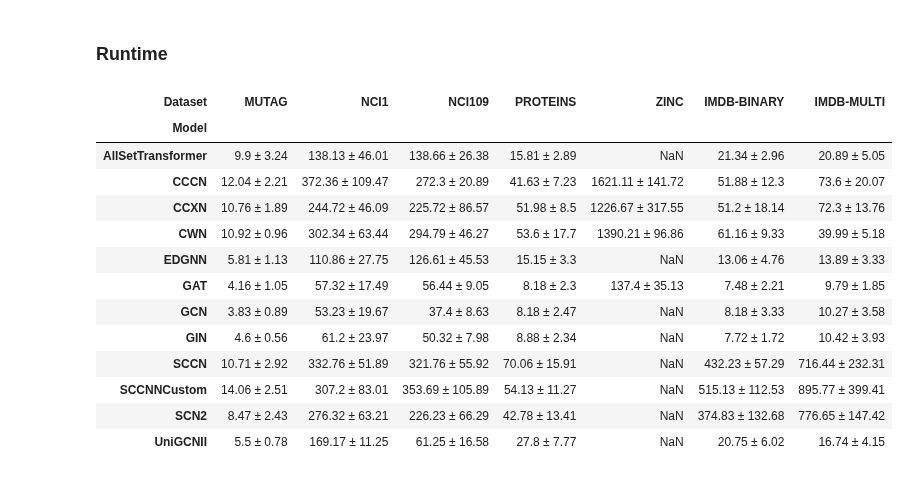
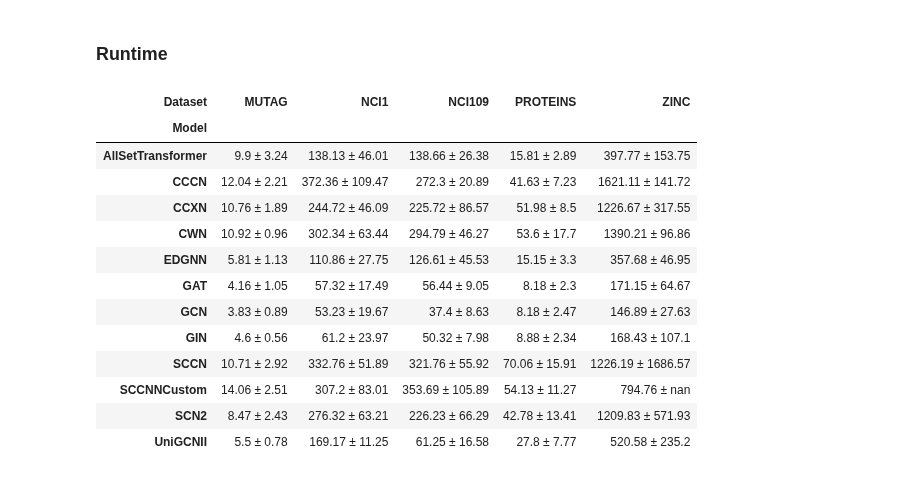
Before and after one commit to geometric-intelligence/TopoBench, a Jupyter notebook: tutorials/extract_time.ipynb, the cells around one changed output. Cells and saved outputs as stored; diff of their text form; code cells hidden in the pictures.

Commit message:
time

```diff
--- a/tutorials/extract_time.ipynb
+++ b/tutorials/extract_time.ipynb
@@ -262,7 +262,7 @@ for dataset in unique_datasets:
         # Get average epoch run time
         collected_results_time[dataset][model] = {
             "mean": subset['AvgTime/train_epoch_mean'].mean(),
-            "std": subset["epoch"].std(),
+            "std": subset['AvgTime/train_epoch_mean'].std(),
         }
 
         collected_results_time_run[dataset][model] = {
@@ -358,19 +365,19 @@ result_dict.columns = ["Dataset", "Model", "Average Training Time"]
 # %%
 result_dict.pivot_table(
     index="Model", columns="Dataset", values="Average Training Time", aggfunc="first"
-)[['MUTAG', 'NCI1','NCI109','PROTEINS','ZINC','IMDB-BINARY','IMDB-MULTI']]
+)[['MUTAG', 'NCI1','NCI109','PROTEINS','ZINC']]
 # %% [output]
-| Dataset | MUTAG | NCI1 | NCI109 | PROTEINS | ZINC | IMDB-BINARY | IMDB-MULTI |
-| Model |  |  |  |  |  |  |  |
-| AllSetTransformer | 9.9 ± 3.24 | 138.13 ± 46.01 | 138.66 ± 26.38 | 15.81 ± 2.89 | NaN | 21.34 ± 2.96 | 20.89 ± 5.05 |
-| CCCN | 12.04 ± 2.21 | 372.36 ± 109.47 | 272.3 ± 20.89 | 41.63 ± 7.23 | 1621.11 ± 141.72 | 51.88 ± 12.3 | 73.6 ± 20.07 |
-| CCXN | 10.76 ± 1.89 | 244.72 ± 46.09 | 225.72 ± 86.57 | 51.98 ± 8.5 | 1226.67 ± 317.55 | 51.2 ± 18.14 | 72.3 ± 13.76 |
-| CWN | 10.92 ± 0.96 | 302.34 ± 63.44 | 294.79 ± 46.27 | 53.6 ± 17.7 | 1390.21 ± 96.86 | 61.16 ± 9.33 | 39.99 ± 5.18 |
-| EDGNN | 5.81 ± 1.13 | 110.86 ± 27.75 | 126.61 ± 45.53 | 15.15 ± 3.3 | NaN | 13.06 ± 4.76 | 13.89 ± 3.33 |
-| GAT | 4.16 ± 1.05 | 57.32 ± 17.49 | 56.44 ± 9.05 | 8.18 ± 2.3 | 137.4 ± 35.13 | 7.48 ± 2.21 | 9.79 ± 1.85 |
-| GCN | 3.83 ± 0.89 | 53.23 ± 19.67 | 37.4 ± 8.63 | 8.18 ± 2.47 | NaN | 8.18 ± 3.33 | 10.27 ± 3.58 |
-| GIN | 4.6 ± 0.56 | 61.2 ± 23.97 | 50.32 ± 7.98 | 8.88 ± 2.34 | NaN | 7.72 ± 1.72 | 10.42 ± 3.93 |
-| SCCN | 10.71 ± 2.92 | 332.76 ± 51.89 | 321.76 ± 55.92 | 70.06 ± 15.91 | NaN | 432.23 ± 57.29 | 716.44 ± 232.31 |
-| SCCNNCustom | 14.06 ± 2.51 | 307.2 ± 83.01 | 353.69 ± 105.89 | 54.13 ± 11.27 | NaN | 515.13 ± 112.53 | 895.77 ± 399.41 |
-| SCN2 | 8.47 ± 2.43 | 276.32 ± 63.21 | 226.23 ± 66.29 | 42.78 ± 13.41 | NaN | 374.83 ± 132.68 | 776.65 ± 147.42 |
-| UniGCNII | 5.5 ± 0.78 | 169.17 ± 11.25 | 61.25 ± 16.58 | 27.8 ± 7.77 | NaN | 20.75 ± 6.02 | 16.74 ± 4.15 |
+| Dataset | MUTAG | NCI1 | NCI109 | PROTEINS | ZINC |
+| Model |  |  |  |  |  |
+| AllSetTransformer | 9.9 ± 3.24 | 138.13 ± 46.01 | 138.66 ± 26.38 | 15.81 ± 2.89 | 397.77 ± 153.75 |
+| CCCN | 12.04 ± 2.21 | 372.36 ± 109.47 | 272.3 ± 20.89 | 41.63 ± 7.23 | 1621.11 ± 141.72 |
+| CCXN | 10.76 ± 1.89 | 244.72 ± 46.09 | 225.72 ± 86.57 | 51.98 ± 8.5 | 1226.67 ± 317.55 |
+| CWN | 10.92 ± 0.96 | 302.34 ± 63.44 | 294.79 ± 46.27 | 53.6 ± 17.7 | 1390.21 ± 96.86 |
+| EDGNN | 5.81 ± 1.13 | 110.86 ± 27.75 | 126.61 ± 45.53 | 15.15 ± 3.3 | 357.68 ± 46.95 |
+| GAT | 4.16 ± 1.05 | 57.32 ± 17.49 | 56.44 ± 9.05 | 8.18 ± 2.3 | 171.15 ± 64.67 |
+| GCN | 3.83 ± 0.89 | 53.23 ± 19.67 | 37.4 ± 8.63 | 8.18 ± 2.47 | 146.89 ± 27.63 |
+| GIN | 4.6 ± 0.56 | 61.2 ± 23.97 | 50.32 ± 7.98 | 8.88 ± 2.34 | 168.43 ± 107.1 |
+| SCCN | 10.71 ± 2.92 | 332.76 ± 51.89 | 321.76 ± 55.92 | 70.06 ± 15.91 | 1226.19 ± 1686.57 |
+| SCCNNCustom | 14.06 ± 2.51 | 307.2 ± 83.01 | 353.69 ± 105.89 | 54.13 ± 11.27 | 794.76 ± nan |
+| SCN2 | 8.47 ± 2.43 | 276.32 ± 63.21 | 226.23 ± 66.29 | 42.78 ± 13.41 | 1209.83 ± 571.93 |
+| UniGCNII | 5.5 ± 0.78 | 169.17 ± 11.25 | 61.25 ± 16.58 | 27.8 ± 7.77 | 520.58 ± 235.2 |
```
Also changed, not shown: parts of 4 cells of this notebook.
